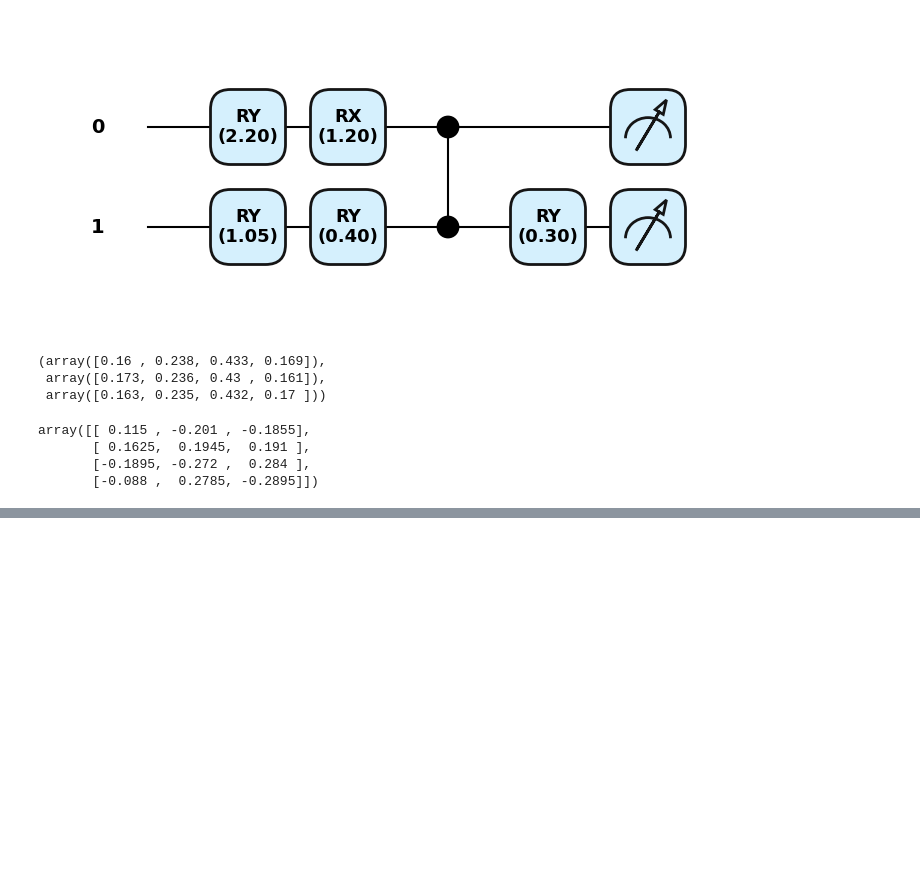
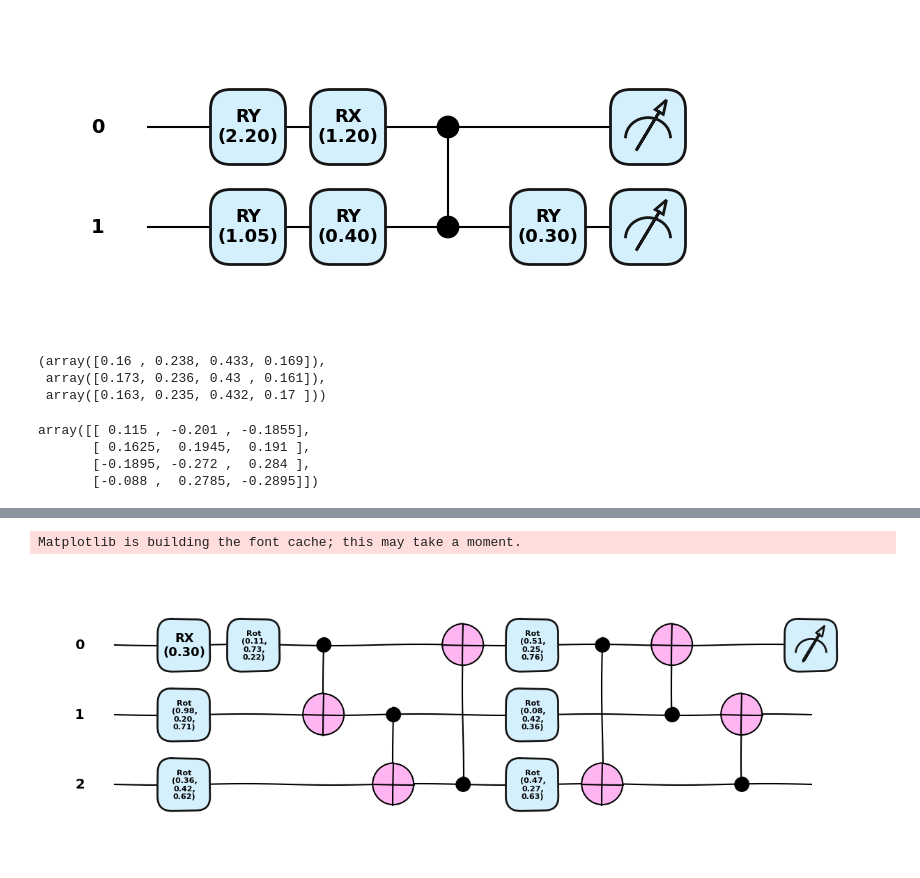
Before and after one commit to sebkaz-teaching/qml2025, a Jupyter notebook: cwiczenia/cw6.ipynb, the cells around one changed output, grey strips where cells are left out. Saved outputs shown, nothing was run; the diff lists cells and outputs as text; code cells hidden in the pictures; blank space fills up the shorter version.

```diff
--- a/cwiczenia/cw6.ipynb
+++ b/cwiczenia/cw6.ipynb
@@ -44,0 +145,12 @@ array([[ 0.115 , -0.201 , -0.1855],
+# %%
+import pennylane as qml
+import pennylane.numpy as np
+
+n_qubits = 3
+dev = qml.device("default.qubit", wires=n_qubits)
+
+@qml.qnode(dev)
+def quantum_regression(datapoint, params):
+    qml.AngleEmbedding(datapoint, wires=range(n_qubits))
+    qml.StronglyEntanglingLayers(params, wires=range(n_qubits))
+    return qml.expval(qml.PauliZ(0))
@@ -44,0 +162,5 @@ array([[ 0.115 , -0.201 , -0.1855],
+# %%
+inputs = [0.3]
+params = np.random.random(size=shape)
+
+print(inputs, params)
@@ -44,0 +175,8 @@ array([[ 0.115 , -0.201 , -0.1855],
+# %%
+import matplotlib.pyplot as plt
+qml.drawer.use_style("pennylane_sketch")
+fig, ax = qml.draw_mpl(quantum_regression, decimals=2,level='device')(inputs, params)
+plt.show()
+# %% [output]
+Matplotlib is building the font cache; this may take a moment.
+[figure, added]
```
Also changed, not shown: parts of 39 cells of this notebook, 2 other files.
